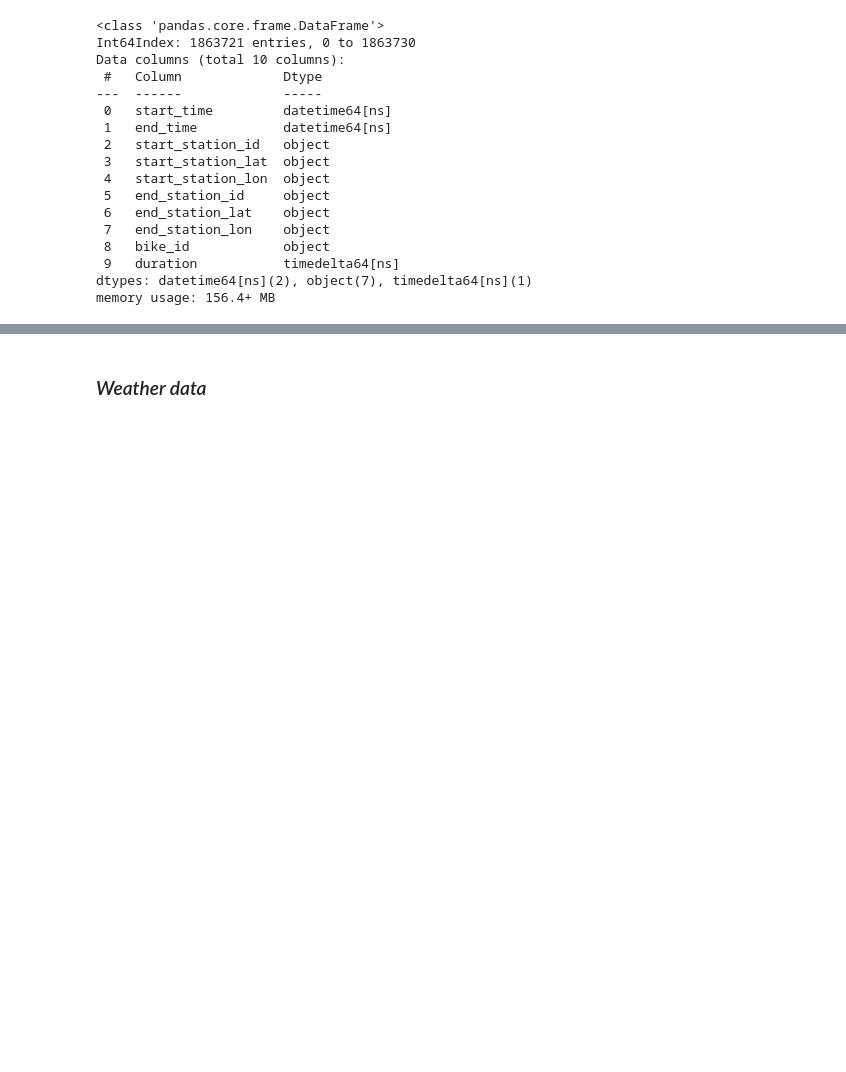
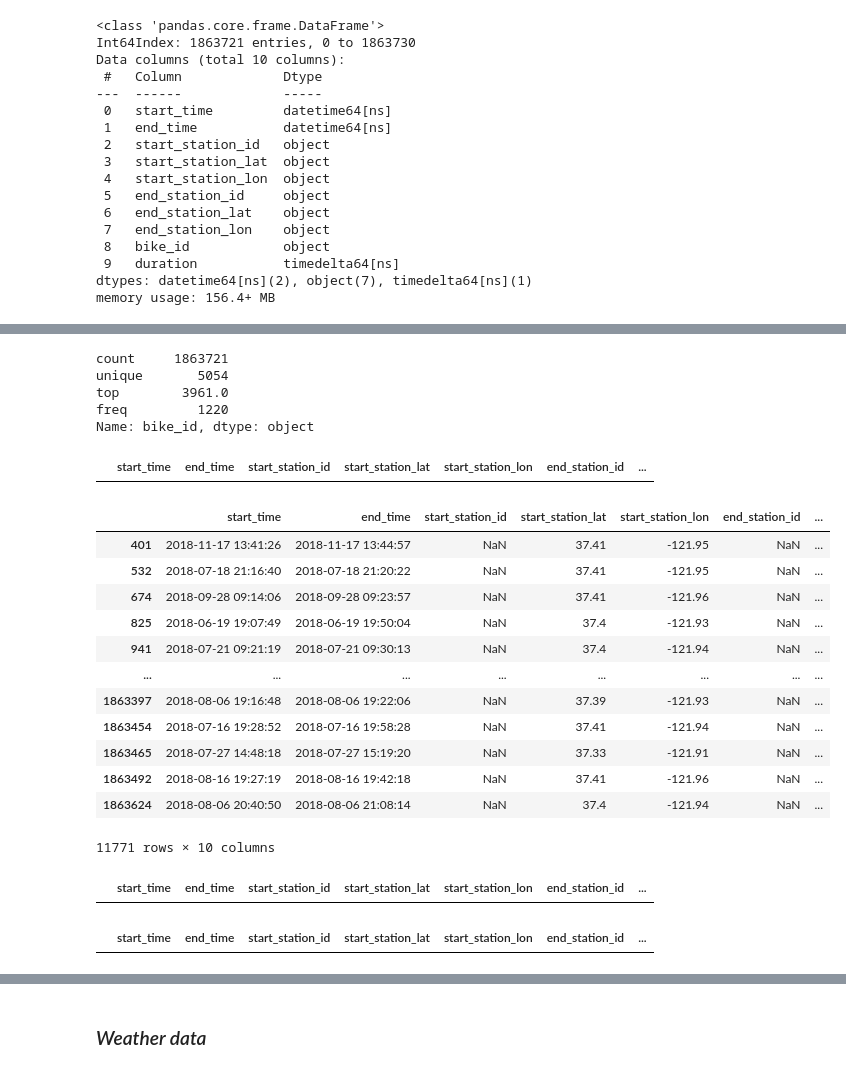
Before and after one commit to darebakdavca/Team_Project_DSML, a Jupyter notebook: Notebooks/3_Data_Preparation.ipynb, the cells around one changed output, grey strips where cells are left out. Drawn from its saved outputs; the diff is of its cells as text; code cells hidden in the pictures; blank space fills up the shorter version.

```diff
--- a/Notebooks/3_Data_Preparation.ipynb
+++ b/Notebooks/3_Data_Preparation.ipynb
@@ -260,0 +261,49 @@ positive_values
+# %%
+#check bike_id for Nan Values
+baywheels_df['bike_id'].describe()
+# %% [output]
+count     1863721
+unique       5054
+top        3961.0
+freq         1220
+Name: bike_id, dtype: object
+# %%
+#check nan values in bike_id
+nan_bike_id = baywheels_df['bike_id'].isna()
+nan_bike_id_rows = baywheels_df[nan_bike_id]
+nan_bike_id_rows
+# %% [output]
+|  | start_time | end_time | start_station_id | start_station_lat | start_station_lon | end_station_id | ... |
+# %%
+#check nan values in start_station_id
+nan_start_station_id = baywheels_df['start_station_id'].isna()
+nan_start_station_id_rows = baywheels_df[nan_start_station_id]
+nan_start_station_id_rows
+# %% [output]
+|  | start_time | end_time | start_station_id | start_station_lat | start_station_lon | end_station_id | ... |
+| 401 | 2018-11-17 13:41:26 | 2018-11-17 13:44:57 | NaN | 37.41 | -121.95 | NaN | ... |
+| 532 | 2018-07-18 21:16:40 | 2018-07-18 21:20:22 | NaN | 37.41 | -121.95 | NaN | ... |
+| 674 | 2018-09-28 09:14:06 | 2018-09-28 09:23:57 | NaN | 37.41 | -121.96 | NaN | ... |
+| 825 | 2018-06-19 19:07:49 | 2018-06-19 19:50:04 | NaN | 37.4 | -121.93 | NaN | ... |
+| 941 | 2018-07-21 09:21:19 | 2018-07-21 09:30:13 | NaN | 37.4 | -121.94 | NaN | ... |
+| ... | ... | ... | ... | ... | ... | ... | ... |
+| 1863397 | 2018-08-06 19:16:48 | 2018-08-06 19:22:06 | NaN | 37.39 | -121.93 | NaN | ... |
+| 1863454 | 2018-07-16 19:28:52 | 2018-07-16 19:58:28 | NaN | 37.41 | -121.94 | NaN | ... |
+| 1863465 | 2018-07-27 14:48:18 | 2018-07-27 15:19:20 | NaN | 37.33 | -121.91 | NaN | ... |
+| 1863492 | 2018-08-16 19:27:19 | 2018-08-16 19:42:18 | NaN | 37.41 | -121.96 | NaN | ... |
+| 1863624 | 2018-08-06 20:40:50 | 2018-08-06 21:08:14 | NaN | 37.4 | -121.94 | NaN | ... |
+11771 rows × 10 columns
+# %%
+#check nan values in start_station_lon
+nan_start_station_lon = baywheels_df['start_station_lon'].isna()
+nan_start_station_lon_rows = baywheels_df[nan_start_station_lon]
+nan_start_station_lon_rows
+# %% [output]
+|  | start_time | end_time | start_station_id | start_station_lat | start_station_lon | end_station_id | ... |
+# %%
+#check nan values in start_station_lat
+nan_start_station_lat = baywheels_df['start_station_lat'].isna()
+nan_start_station_lat_rows = baywheels_df[nan_start_station_lat]
+nan_start_station_lat_rows
+# %% [output]
+|  | start_time | end_time | start_station_id | start_station_lat | start_station_lon | end_station_id | ... |
```
Also changed, not shown: parts of 29 cells of this notebook.
